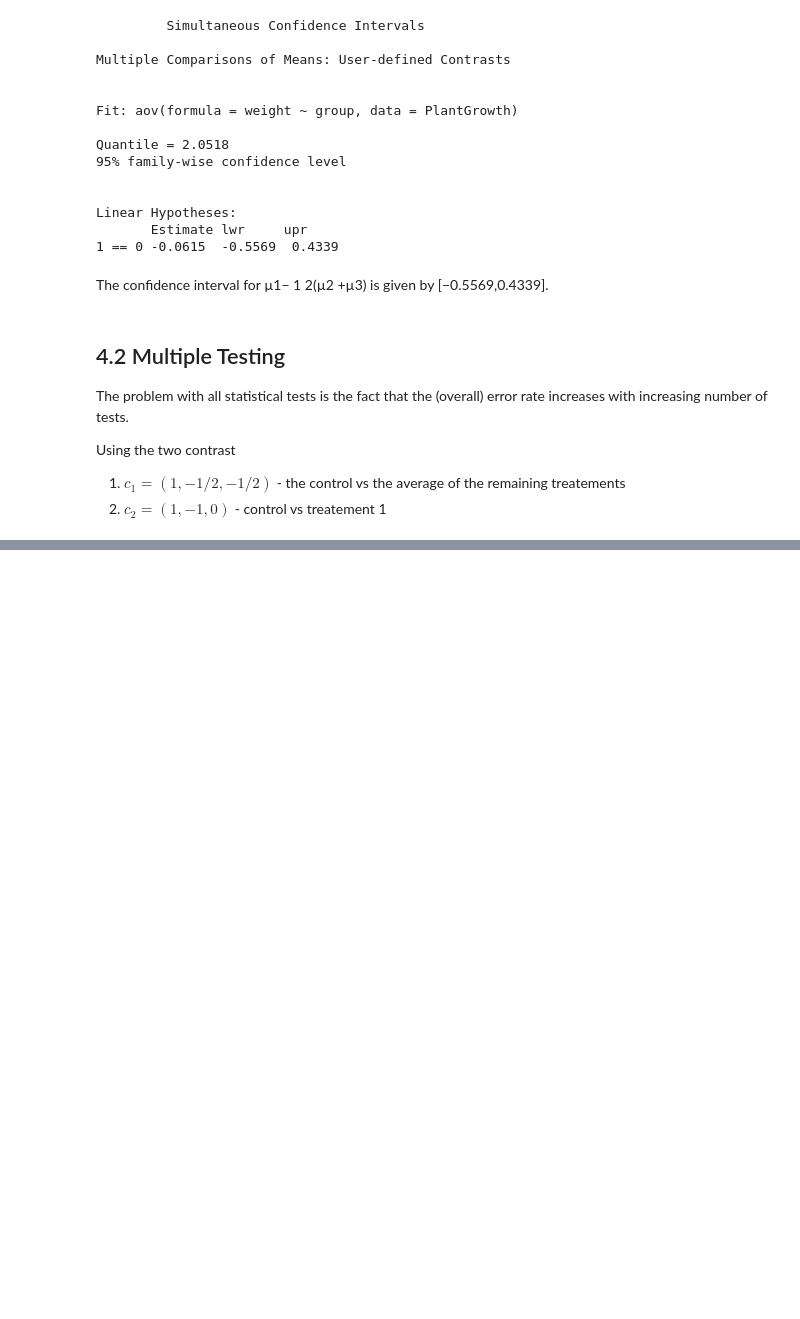
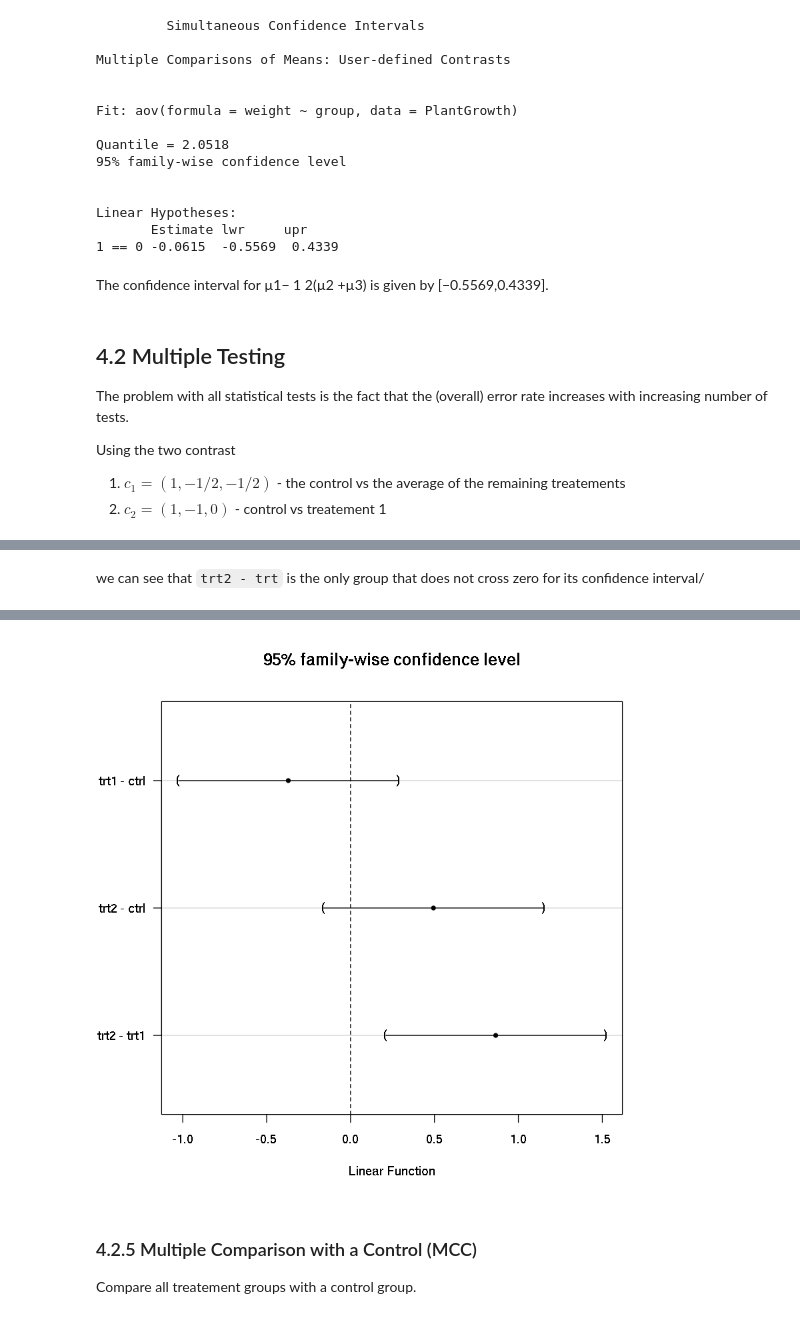
Before and after one commit to naivelogic/exploring_r, a Jupyter notebook: basics/ANOVA in R.ipynb, the cells around one changed output, grey strips where cells are left out. Saved outputs shown, nothing was run; the diff lists cells and outputs as text; code cells hidden in the pictures; blank space fills up the shorter version.

```diff
--- a/basics/ANOVA in R.ipynb
+++ b/basics/ANOVA in R.ipynb
@@ -310,0 +489,4 @@ Using the two contrast
+# %%
+# run tukey HSD with the multcomp package
+fit.tukey = glht(fit, linfct = mcp(group = "Tukey"))
+summary(fit.tukey)
@@ -310,0 +530,5 @@ Using the two contrast
+# %% [markdown]
+we can see that `trt2 - trt` is the only group that does not cross zero for its confidence interval/
+# %%
+plot(confint(glht(fit.tukey)))
+# %% [output]
@@ -310,0 +538,5 @@ Using the two contrast
+[figure, added]
+# %% [markdown]
+### 4.2.5 Multiple Comparison with a Control (MCC)
+
+Compare all treatement groups with a control group.
```
Also changed, not shown: parts of 26 cells of this notebook.
